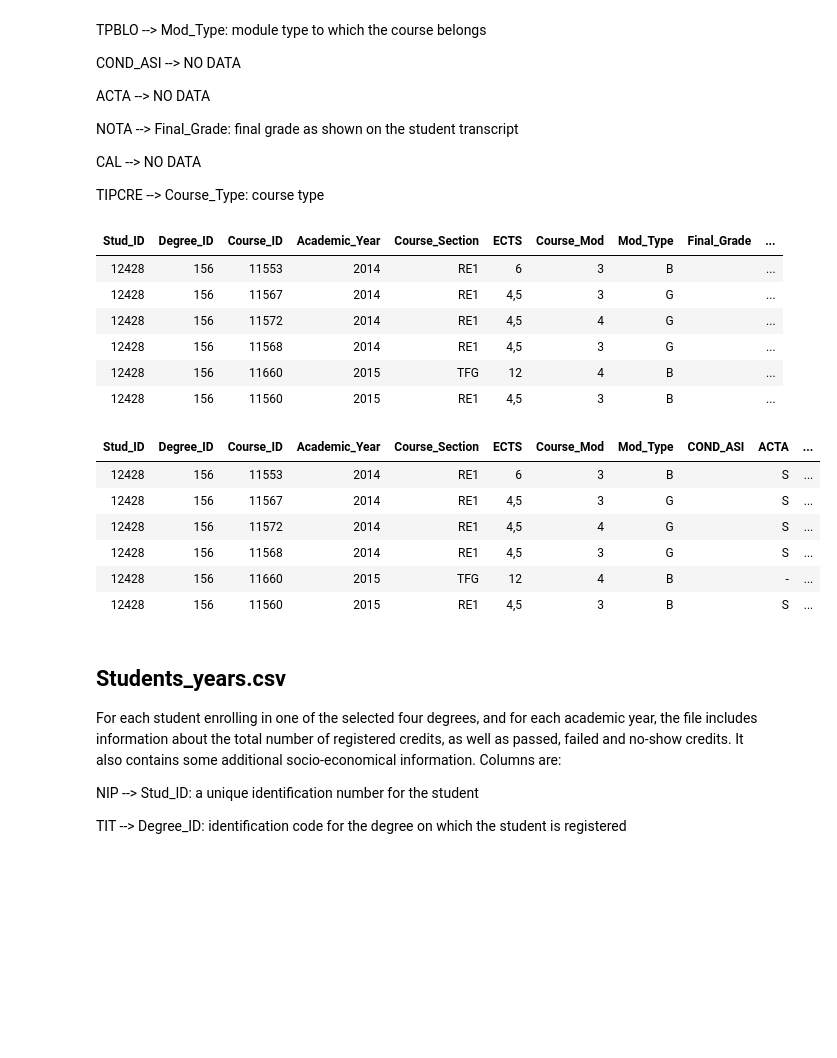
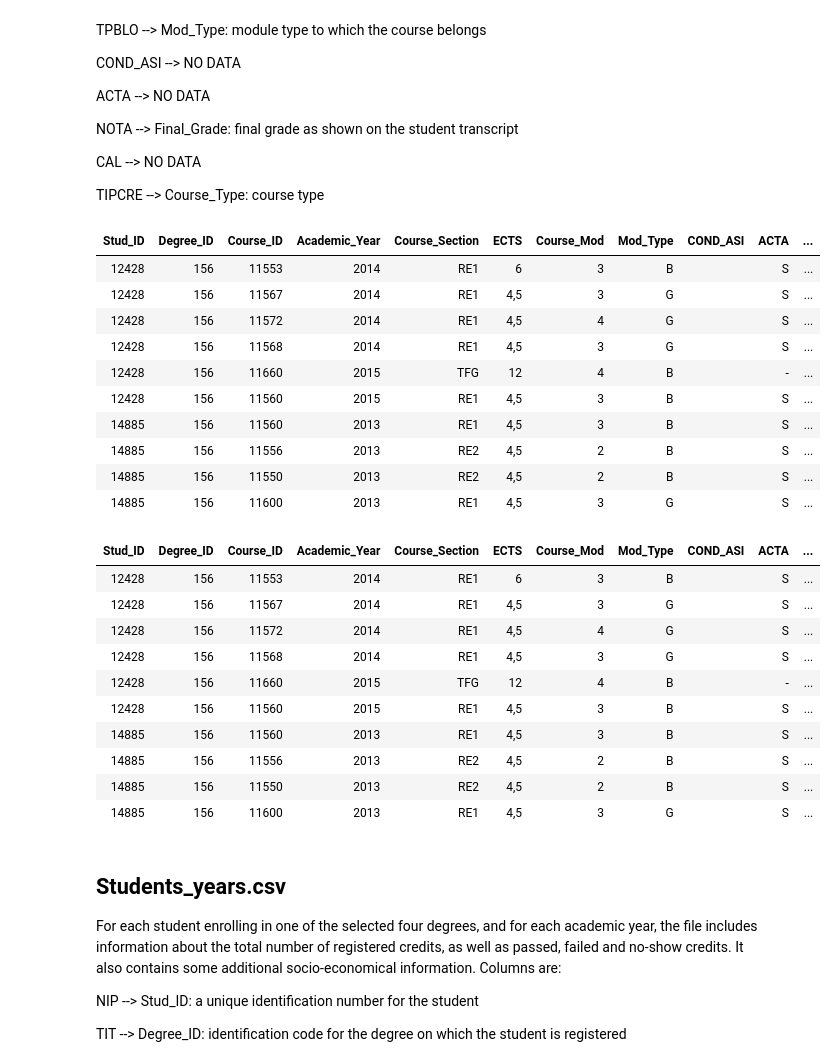
Before and after one commit to adamKuzanski/EduucatonalDataAnalysis, a Jupyter notebook: dataAnalysis.ipynb, the cells around one changed output. Saved outputs shown, nothing was run; the diff lists cells and outputs as text; code cells hidden in the pictures; blank space fills up the shorter version.

```diff
--- a/dataAnalysis.ipynb
+++ b/dataAnalysis.ipynb
@@ -151,30 +151,34 @@ CAL --> NO DATA
 
 TIPCRE --> Course_Type: course type
 # %%
-head(courses_df)
+head(courses_df, 10)
 colnames(courses_df) <- c(
     "Stud_ID",
     "Degree_ID",
     "Course_ID",
     "Academic_Year",
     "Course_Section",
     "ECTS",
     "Course_Mod",
     "Mod_Type",
     "COND_ASI",
     "ACTA",
     "Final_Grade",
     "CAL",
     "Course_Type")
-head(courses_df)
+head(courses_df, 10)
 # %% [output]
-| Stud_ID | Degree_ID | Course_ID | Academic_Year | Course_Section | ECTS | Course_Mod | Mod_Type | Final_Grade | ... |
-| 12428 | 156 | 11553 | 2014 | RE1 | 6 | 3 | B |  | ... |
-| 12428 | 156 | 11567 | 2014 | RE1 | 4,5 | 3 | G |  | ... |
-| 12428 | 156 | 11572 | 2014 | RE1 | 4,5 | 4 | G |  | ... |
-| 12428 | 156 | 11568 | 2014 | RE1 | 4,5 | 3 | G |  | ... |
-| 12428 | 156 | 11660 | 2015 | TFG | 12 | 4 | B |  | ... |
-| 12428 | 156 | 11560 | 2015 | RE1 | 4,5 | 3 | B |  | ... |
+| Stud_ID | Degree_ID | Course_ID | Academic_Year | Course_Section | ECTS | Course_Mod | Mod_Type | COND_ASI | ACTA | ... |
+| 12428 | 156 | 11553 | 2014 | RE1 | 6 | 3 | B |  | S | ... |
+| 12428 | 156 | 11567 | 2014 | RE1 | 4,5 | 3 | G |  | S | ... |
+| 12428 | 156 | 11572 | 2014 | RE1 | 4,5 | 4 | G |  | S | ... |
+| 12428 | 156 | 11568 | 2014 | RE1 | 4,5 | 3 | G |  | S | ... |
+| 12428 | 156 | 11660 | 2015 | TFG | 12 | 4 | B |  | - | ... |
+| 12428 | 156 | 11560 | 2015 | RE1 | 4,5 | 3 | B |  | S | ... |
+| 14885 | 156 | 11560 | 2013 | RE1 | 4,5 | 3 | B |  | S | ... |
+| 14885 | 156 | 11556 | 2013 | RE2 | 4,5 | 2 | B |  | S | ... |
+| 14885 | 156 | 11550 | 2013 | RE2 | 4,5 | 2 | B |  | S | ... |
+| 14885 | 156 | 11600 | 2013 | RE1 | 4,5 | 3 | G |  | S | ... |
 | Stud_ID | Degree_ID | Course_ID | Academic_Year | Course_Section | ECTS | Course_Mod | Mod_Type | COND_ASI | ACTA | ... |
 | 12428 | 156 | 11553 | 2014 | RE1 | 6 | 3 | B |  | S | ... |
 | 12428 | 156 | 11567 | 2014 | RE1 | 4,5 | 3 | G |  | S | ... |
@@ -182,6 +186,10 @@ head(courses_df)
 | 12428 | 156 | 11568 | 2014 | RE1 | 4,5 | 3 | G |  | S | ... |
 | 12428 | 156 | 11660 | 2015 | TFG | 12 | 4 | B |  | - | ... |
 | 12428 | 156 | 11560 | 2015 | RE1 | 4,5 | 3 | B |  | S | ... |
+| 14885 | 156 | 11560 | 2013 | RE1 | 4,5 | 3 | B |  | S | ... |
+| 14885 | 156 | 11556 | 2013 | RE2 | 4,5 | 2 | B |  | S | ... |
+| 14885 | 156 | 11550 | 2013 | RE2 | 4,5 | 2 | B |  | S | ... |
+| 14885 | 156 | 11600 | 2013 | RE1 | 4,5 | 3 | G |  | S | ... |
 # %% [markdown]
 ## Students_years.csv
 For each student enrolling in one of the selected four degrees, and for each academic year, the
```
Also changed, not shown: parts of 4 cells of this notebook.
